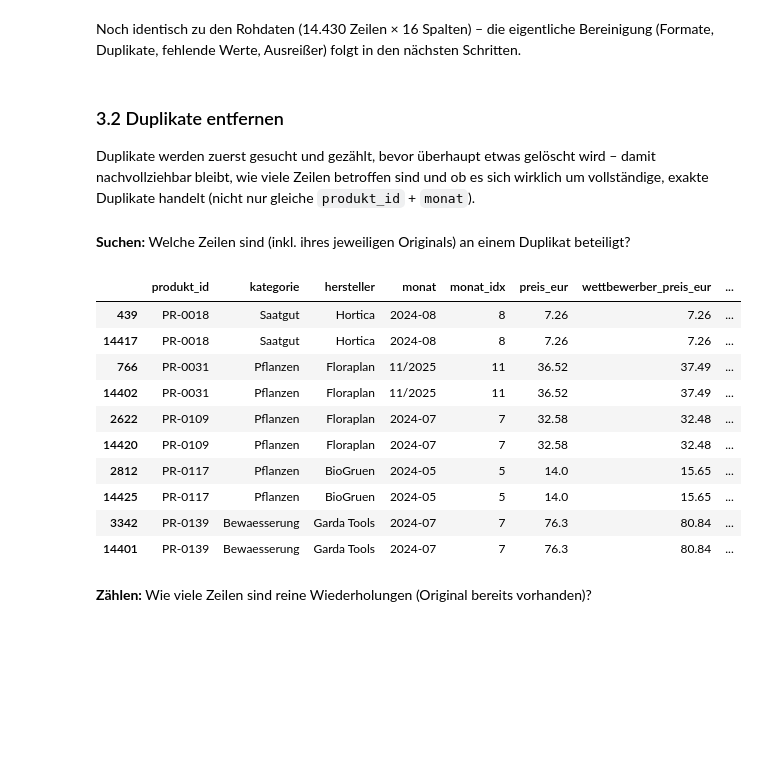
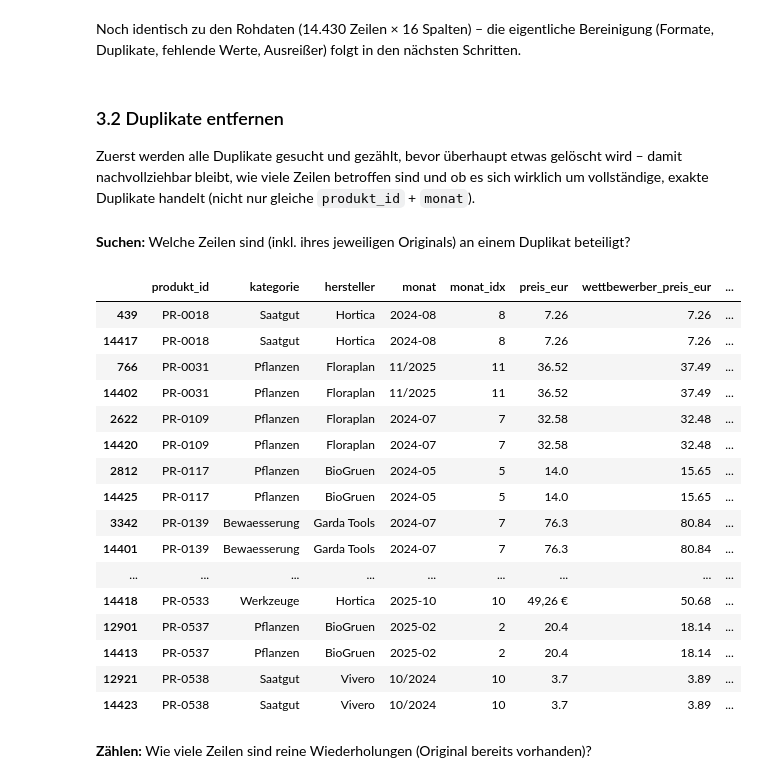
Before and after one commit to LarsPetschke/Umsatzprognose_GreenGarten_Versandhandel_GmbH, a Jupyter notebook: Umsatzprognose_GreenGarten_Versandhandel_GmbH/src/data_management.ipynb, the cells around one changed output. Drawn from its saved outputs; the diff is of its cells as text; code cells hidden in the pictures; blank space fills up the shorter version.

```diff
--- a/Umsatzprognose_GreenGarten_Versandhandel_GmbH/src/data_management.ipynb
+++ b/Umsatzprognose_GreenGarten_Versandhandel_GmbH/src/data_management.ipynb
@@ -327,7 +300,7 @@ folgt in den nächsten Schritten.
 # %% [markdown]
 ### 3.2 Duplikate entfernen
 
-Duplikate werden zuerst gesucht und gezählt, bevor überhaupt etwas
+Zuerst werden alle Duplikate gesucht und gezählt, bevor überhaupt etwas
 gelöscht wird – damit nachvollziehbar bleibt, wie viele Zeilen betroffen
 sind und ob es sich wirklich um vollständige, exakte Duplikate handelt
 (nicht nur gleiche `produkt_id` + `monat`).
@@ -335,19 +308,25 @@ sind und ob es sich wirklich um vollständige, exakte Duplikate handelt
 **Suchen:** Welche Zeilen sind (inkl. ihres jeweiligen Originals) an einem Duplikat beteiligt?
 # %%
 duplikat_zeilen = df_verkaufe_clean[df_verkaufe_clean.duplicated(keep=False)]
-duplikat_zeilen.sort_values(["produkt_id", "monat"]).head(10)
+duplikat_zeilen.sort_values(["produkt_id", "monat"]).head(60)
 # %% [output]
 |  | produkt_id | kategorie | hersteller | monat | monat_idx | preis_eur | wettbewerber_preis_eur | ... |
 | 439 | PR-0018 | Saatgut | Hortica | 2024-08 | 8 | 7.26 | 7.26 | ... |
 | 14417 | PR-0018 | Saatgut | Hortica | 2024-08 | 8 | 7.26 | 7.26 | ... |
 | 766 | PR-0031 | Pflanzen | Floraplan | 11/2025 | 11 | 36.52 | 37.49 | ... |
 | 14402 | PR-0031 | Pflanzen | Floraplan | 11/2025 | 11 | 36.52 | 37.49 | ... |
 | 2622 | PR-0109 | Pflanzen | Floraplan | 2024-07 | 7 | 32.58 | 32.48 | ... |
 | 14420 | PR-0109 | Pflanzen | Floraplan | 2024-07 | 7 | 32.58 | 32.48 | ... |
 | 2812 | PR-0117 | Pflanzen | BioGruen | 2024-05 | 5 | 14.0 | 15.65 | ... |
 | 14425 | PR-0117 | Pflanzen | BioGruen | 2024-05 | 5 | 14.0 | 15.65 | ... |
 | 3342 | PR-0139 | Bewaesserung | Garda Tools | 2024-07 | 7 | 76.3 | 80.84 | ... |
 | 14401 | PR-0139 | Bewaesserung | Garda Tools | 2024-07 | 7 | 76.3 | 80.84 | ... |
+| ... | ... | ... | ... | ... | ... | ... | ... | ... |
+| 14418 | PR-0533 | Werkzeuge | Hortica | 2025-10 | 10 | 49,26 € | 50.68 | ... |
+| 12901 | PR-0537 | Pflanzen | BioGruen | 2025-02 | 2 | 20.4 | 18.14 | ... |
+| 14413 | PR-0537 | Pflanzen | BioGruen | 2025-02 | 2 | 20.4 | 18.14 | ... |
+| 12921 | PR-0538 | Saatgut | Vivero | 10/2024 | 10 | 3.7 | 3.89 | ... |
+| 14423 | PR-0538 | Saatgut | Vivero | 10/2024 | 10 | 3.7 | 3.89 | ... |
 # %% [markdown]
 **Zählen:** Wie viele Zeilen sind reine Wiederholungen (Original bereits vorhanden)?
 # %%
```
Also changed, not shown: parts of 125 cells of this notebook.
